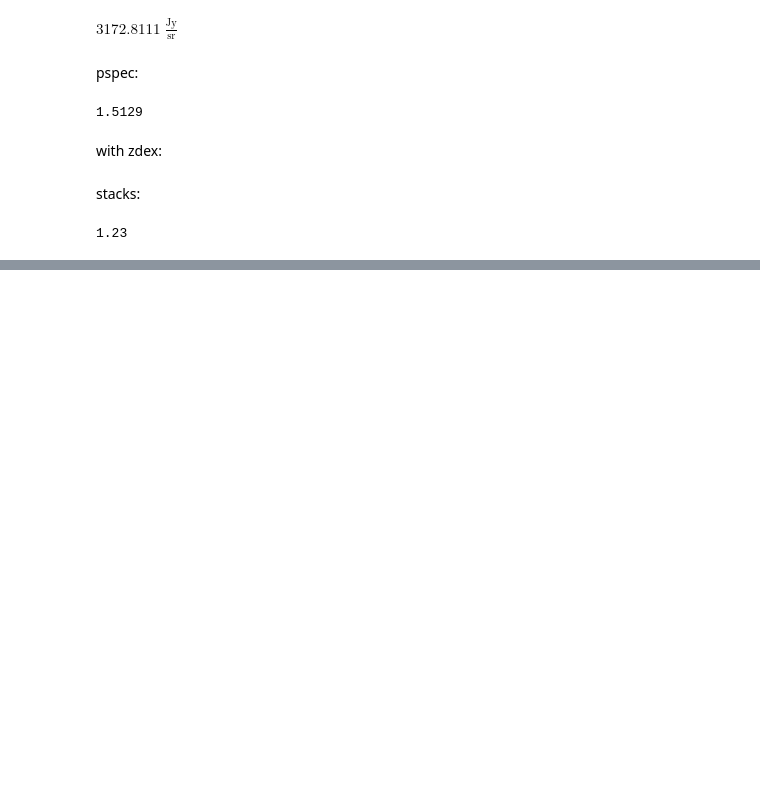
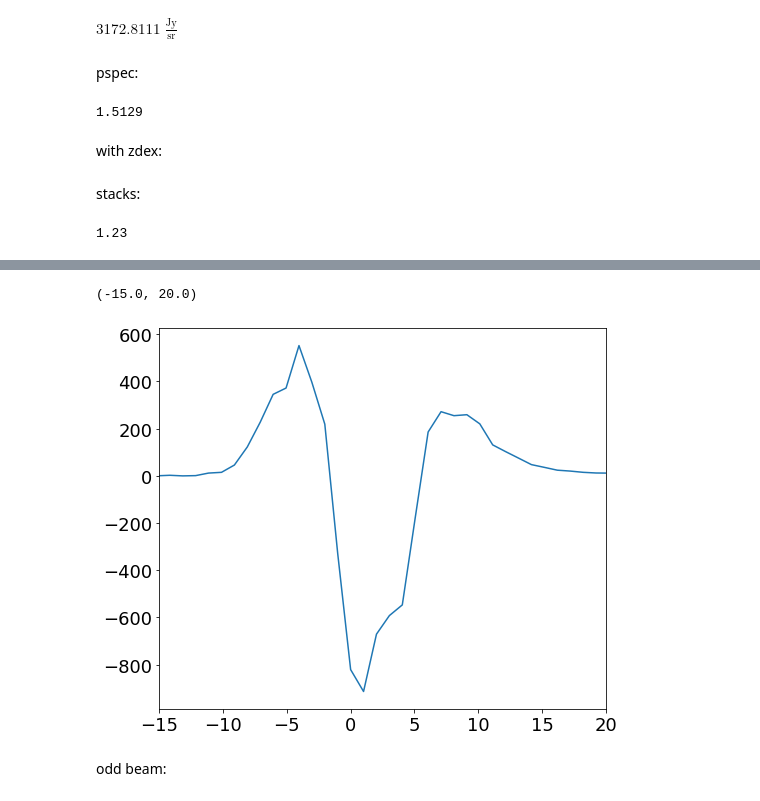
Before and after one commit to PatrickHorlaville/CITA_LIM, a Jupyter notebook: cii_prod/rescaling.ipynb, the cells around one changed output, grey strips where cells are left out. Saved outputs shown, nothing was run; the diff lists cells and outputs as text; code cells hidden in the pictures; blank space fills up the shorter version.

Commit message:
beam runs loading correction march 18

```diff
--- a/cii_prod/rescaling.ipynb
+++ b/cii_prod/rescaling.ipynb
@@ -315,0 +486,10 @@ for i in range(len(onlyfiles)):
+# %%
+avg_zdex03 = np.mean(n_zdex03, axis = 0)
+avg_zdex04 = np.mean(n_zdex04, axis = 0)
+avg_zdex05 = np.mean(n_zdex05, axis = 0)
+# %%
+plt.plot(lin_center/1000, avg_zdex04*(np.log(avg_zdex05/avg_zdex04) - np.log(avg_zdex03/avg_zdex04))/0.2)
+plt.xlim([-15, 20])
+# %% [output]
+(-15.0, 20.0)
+[figure, added]
@@ -315,0 +501,2 @@ for i in range(len(onlyfiles)):
+# %% [markdown]
+odd beam:
```
Also changed, not shown: parts of 30 cells of this notebook, 4 other files.
